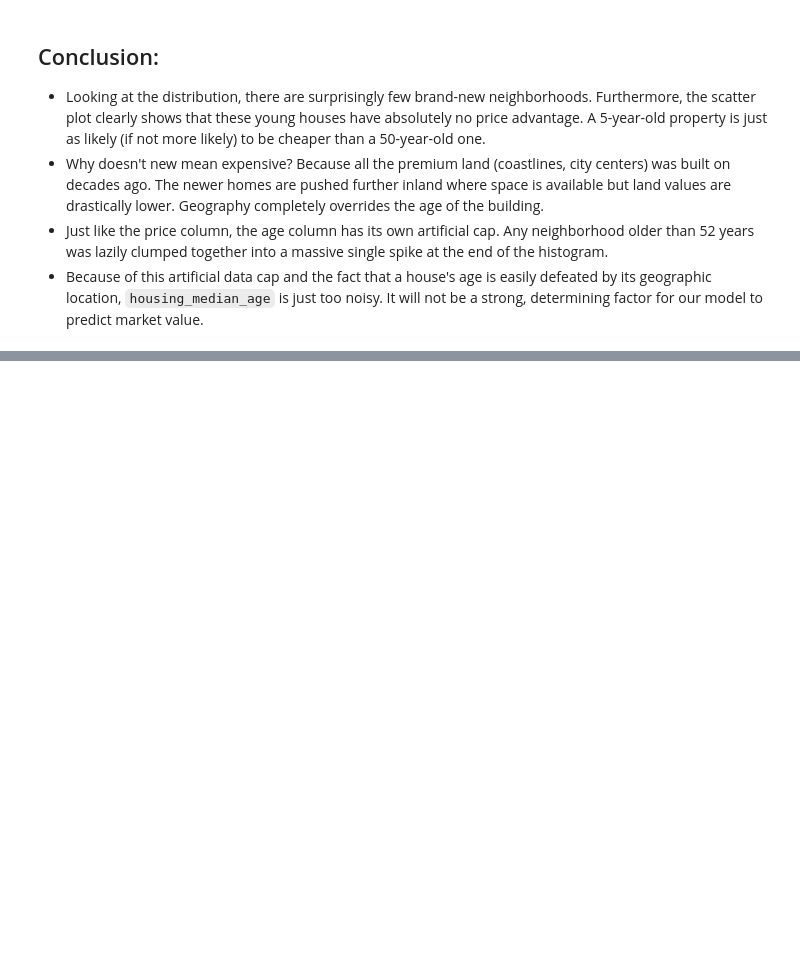
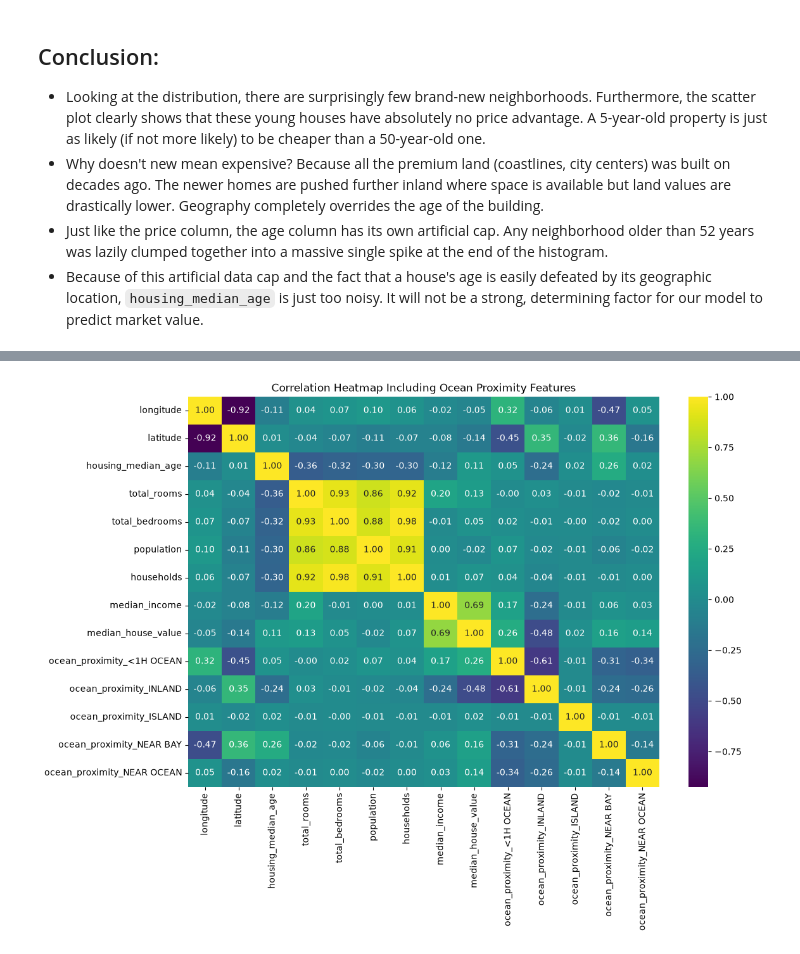
Before and after one commit to kovexison/Practica-AI, a Jupyter notebook: 01-ML-Regression/house_pricing.ipynb, the cells around one changed output, grey strips where cells are left out. Saved outputs shown, nothing was run; the diff lists cells and outputs as text; code cells hidden in the pictures; blank space fills up the shorter version.

```diff
--- a/01-ML-Regression/house_pricing.ipynb
+++ b/01-ML-Regression/house_pricing.ipynb
@@ -344,0 +372,14 @@ plt.show()
+# %%
+# Convert categorical text into numerical columns (0 and 1)
+df_encoded = pd.get_dummies(df, columns=['ocean_proximity'], dtype=int)
+
+# Set up the visual space (slightly larger to accommodate the new columns)
+plt.figure(figsize=(12, 8))
+
+# Generate the heatmap directly on the encoded dataframe
+sns.heatmap(df_encoded.corr(), annot=True, fmt="0.2f", cmap="viridis")
+
+plt.title('Correlation Heatmap Including Ocean Proximity Features')
+plt.show()
+# %% [output]
+[figure, added]
```
Also changed, not shown: parts of 4 cells of this notebook.
